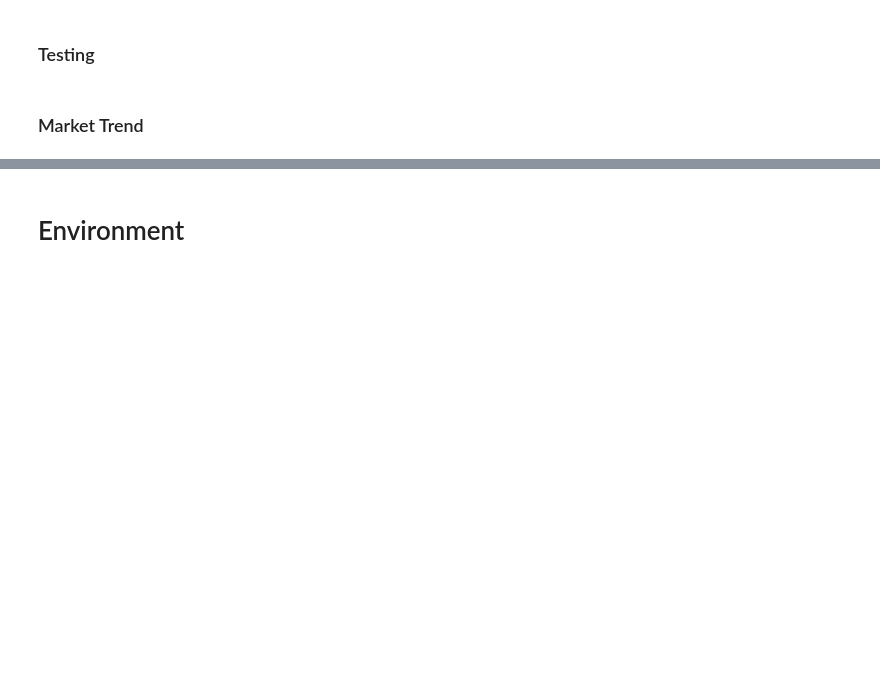
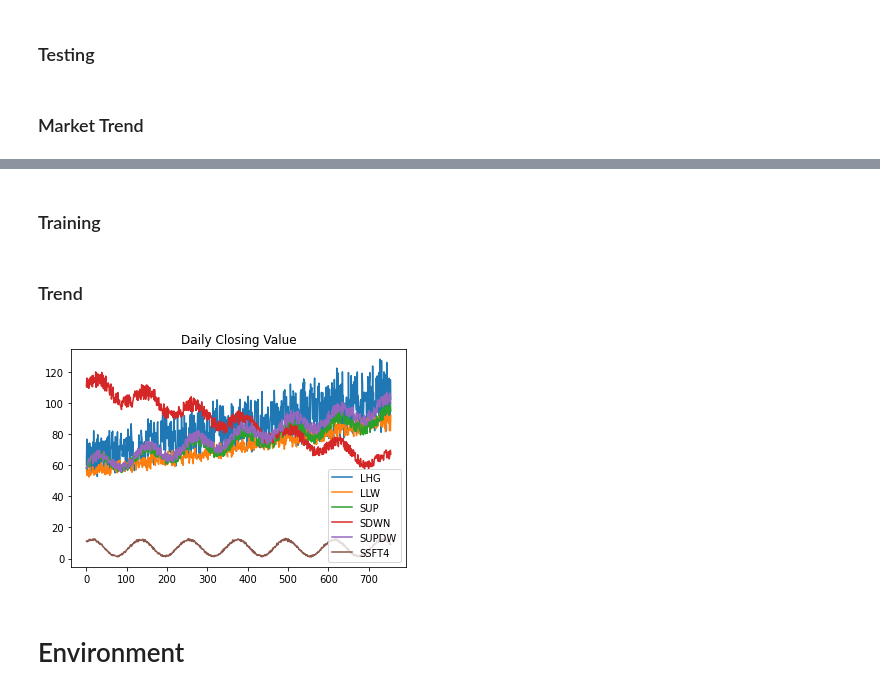
Before and after one commit to interritus141/COMP0031-Group-Research-Project, a Jupyter notebook: COMP0031.ipynb, the cells around one changed output, grey strips where cells are left out. Drawn from its saved outputs; the diff is of its cells as text; code cells hidden in the pictures; blank space fills up the shorter version.

Commit message:
add data loading for mock data

```diff
--- a/COMP0031.ipynb
+++ b/COMP0031.ipynb
@@ -190,0 +195,29 @@ plt.show()
+# %%
+def load_mock_csv(filepath, label):
+  df = pd.read_csv(filepath)
+  date_buffer = df["Date"]
+  df["Volume"] = 5000
+  df["Adj Close"] = df["Close"]
+
+  df = add_ta(df)
+  df["Date"] = date_buffer
+  df["tic"] = label
+
+  df = df.set_index(df["Date"])
+  train_df = df[:"2020-12-31"]
+  train_df = train_df.reset_index(drop=True)
+
+  test_df = df["2021-01-01":]
+  test_df = test_df.reset_index(drop=True)
+  return train_df, test_df
+# %%
+lin_high_var_df, test_lin_high_var_df = load_mock_csv("linear_high_varince.csv", "LHG")
+lin_low_var_df, test_lin_low_var_df = load_mock_csv("linear_low_varince.csv", "LLW")
+
+sin_up_df, test_sin_up_df = load_mock_csv("sin_wave_going_up.csv", "SUP")
+sin_down_df, test_sin_down_df = load_mock_csv("sin_wave_going_down.csv", "SDWN")
+
+sin_up_down_df, test_sin_up_down_df = load_mock_csv("sin_wave_going_up_then_down.csv", "SUPDW")
+sin_shift_4_df, test_sin_shift_4_df = load_mock_csv("sin_wave_shift_pi_d_4.csv", "SSFT4")
+# %% [markdown]
+### Training
@@ -191,3 +236,20 @@ plt.show()
+# %% [markdown]
+### Trend
+# %%
+plt.plot(lin_high_var_df["Close"].index, lin_high_var_df["Close"], label="LHG")
+plt.plot(lin_low_var_df["Close"].index, lin_low_var_df["Close"], label="LLW")
+
+plt.plot(sin_up_df["Close"].index, sin_up_df["Close"], label="SUP")
+plt.plot(sin_down_df["Close"].index, sin_down_df["Close"], label="SDWN")
+
+plt.plot(sin_up_down_df["Close"].index, sin_up_down_df["Close"], label="SUPDW")
+plt.plot(sin_shift_4_df["Close"].index, sin_shift_4_df["Close"], label="SSFT4")
+
+plt.title("Daily Closing Value")
+plt.legend()
+plt.show()
+# %% [output]
+[figure, added]
 # %% [markdown]
 # Environment
 # %% [markdown]
```
Also changed, not shown: parts of 6 cells of this notebook.
